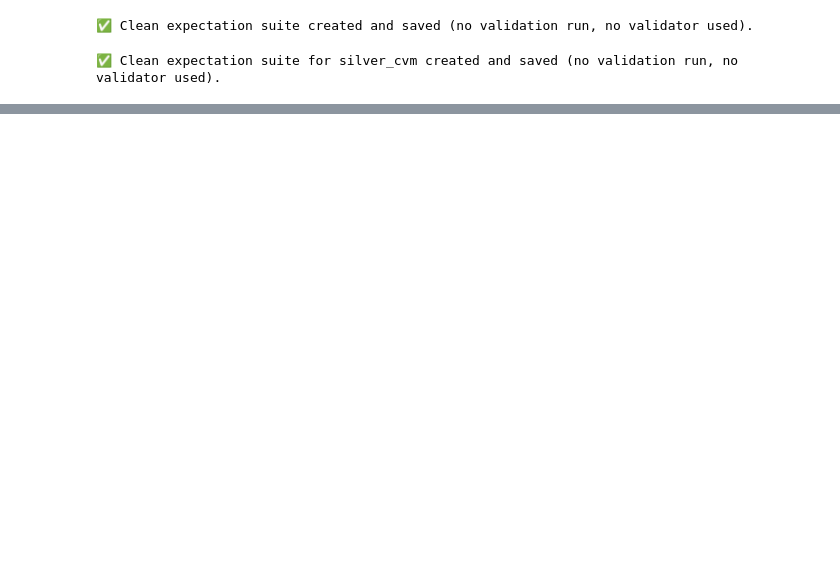
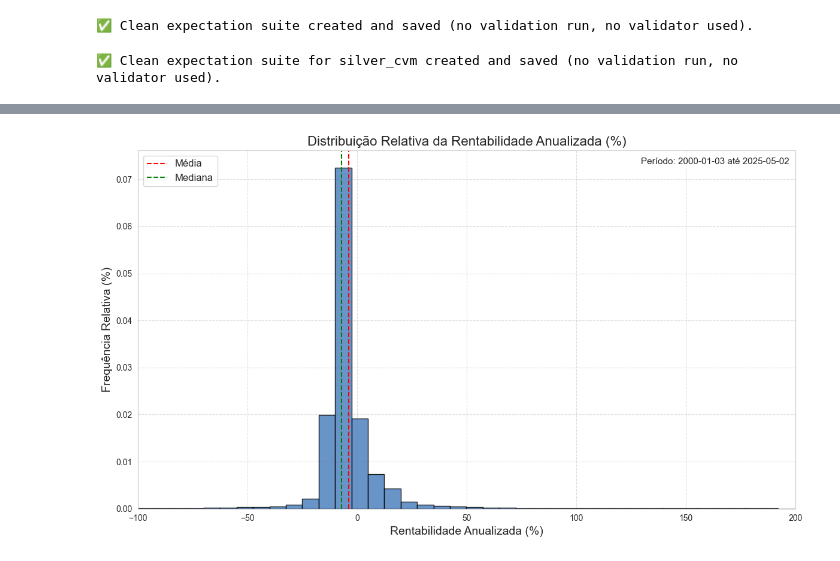
Before and after one commit to rmonteiro-pereira/Open-Finance-LakeHouse, a Jupyter notebook: notebooks/eda-2.ipynb, the cells around one changed output, grey strips where cells are left out. Cells and saved outputs as stored; diff of their text form; code cells hidden in the pictures; blank space fills up the shorter version.

```diff
--- a/notebooks/eda-2.ipynb
+++ b/notebooks/eda-2.ipynb
@@ -726,0 +922,36 @@ only showing top 20 rows
+# %%
+import matplotlib.pyplot as plt
+import numpy as np
+import seaborn as sns
+
+sns.set_style("whitegrid")
+
+plt.figure(figsize=(12,7))
+counts, bins, patches = plt.hist(
+    rentabilidades, bins=40, color="#4F81BD", edgecolor="black", alpha=0.85, density=True
+)
+plt.title("Distribuição Relativa da Rentabilidade Anualizada (%)", fontsize=16)
+plt.xlabel("Rentabilidade Anualizada (%)", fontsize=14)
+plt.ylabel("Frequência Relativa (%)", fontsize=14)
+plt.xlim(-100, 200)
+plt.grid(True, linestyle='--', alpha=0.7)
+
+# Média e mediana
+plt.axvline(np.mean(rentabilidades), color='red', linestyle='dashed', linewidth=1.5, label='Média')
+plt.axvline(np.median(rentabilidades), color='green', linestyle='dashed', linewidth=1.5, label='Mediana')
+plt.legend(fontsize=12)
+
+# Faixa de datas
+date_range = f"Período: {min_date} até {max_date}"
+plt.text(
+    0.99, 0.98, date_range,
+    ha="right", va="top",
+    transform=plt.gca().transAxes,
+    fontsize=11,
+    bbox=dict(facecolor='white', alpha=0.7, edgecolor='none')
+)
+
+plt.tight_layout()
+plt.show()
+# %% [output]
+[figure, added]
```
Also changed, not shown: parts of 25 cells of this notebook, 28 other files.
